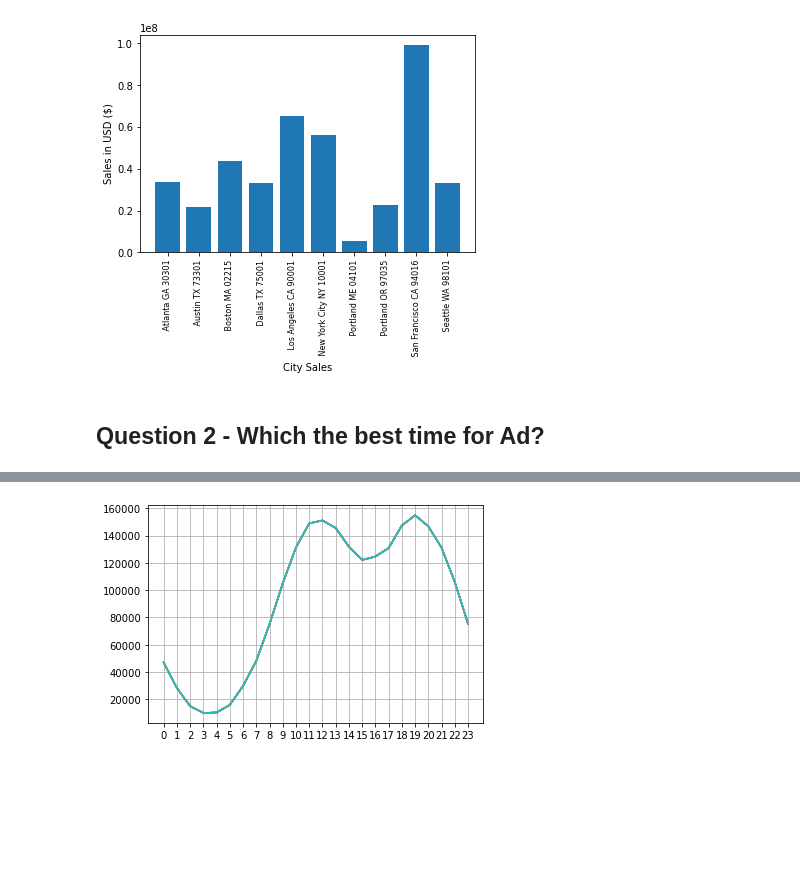
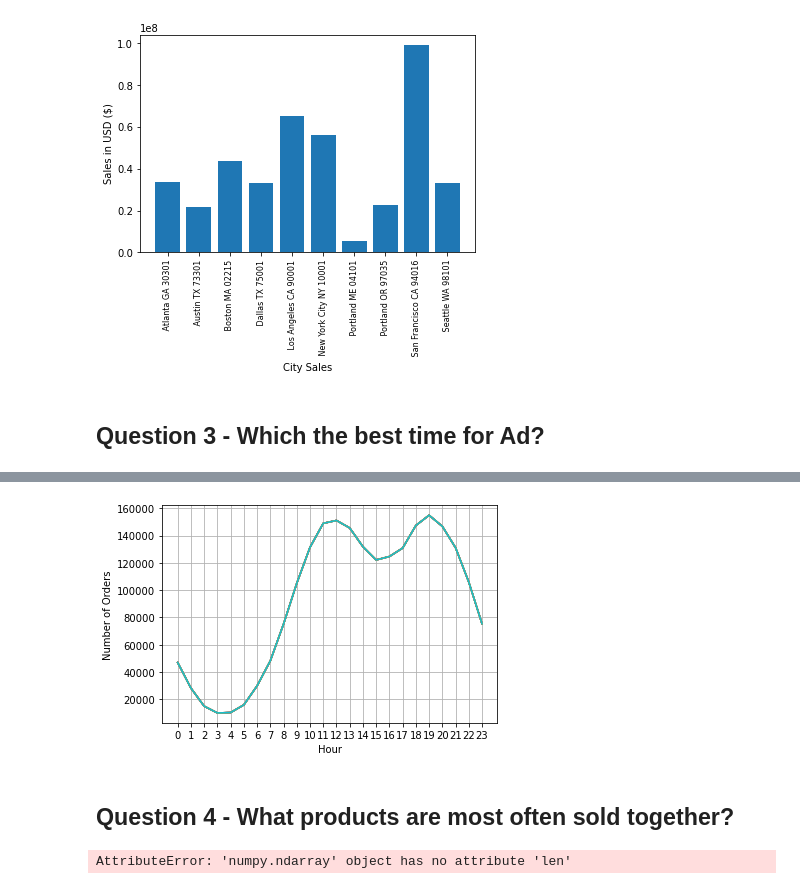
Before and after one commit to ns-m/data_analysis, a Jupyter notebook: OtherModule/Pandas-Data-Science-Tasks/SalesAnalysis/My_SalesAnalysis.ipynb, the cells around one changed output, grey strips where cells are left out. Drawn from its saved outputs; the diff is of its cells as text; code cells hidden in the pictures; blank space fills up the shorter version.

```diff
--- a/OtherModule/Pandas-Data-Science-Tasks/SalesAnalysis/My_SalesAnalysis.ipynb
+++ b/OtherModule/Pandas-Data-Science-Tasks/SalesAnalysis/My_SalesAnalysis.ipynb
@@ -226,7 +226,7 @@ plt.show()
 # %% [output]
 [figure]
 # %% [markdown]
-## Question 2 - Which the best time for Ad?
+## Question 3 - Which the best time for Ad?
 # %%
 #all_data['Time Sales'] = all_data['Order Date'].str.split(' ',expand=True)[1]
 #all_data = all_data.drop(columns='Time Sales')
@@ -253,9 +253,18 @@ all_data.head()
 # %%
 hours = [hour for hour, df in all_data.groupby('Hour')]
 plt.plot(hours, all_data.groupby(['Hour']).count())
 plt.xticks(hours)
+plt.xlabel('Hour')
+plt.ylabel('Number of Orders')
 plt.grid()
 #all_data.groupby(['Hour']).count()
 plt.show()
 # %% [output]
-[figure, old version]
+[figure, new version]
+# %% [markdown]
+## Question 4 - What products are most often sold together?
+# %%
+results3 = all_data['Order Date'].unique()
+results3.len()
+# %% [output]
+AttributeError: 'numpy.ndarray' object has no attribute 'len'
```
Also changed, not shown: 6 other files.
